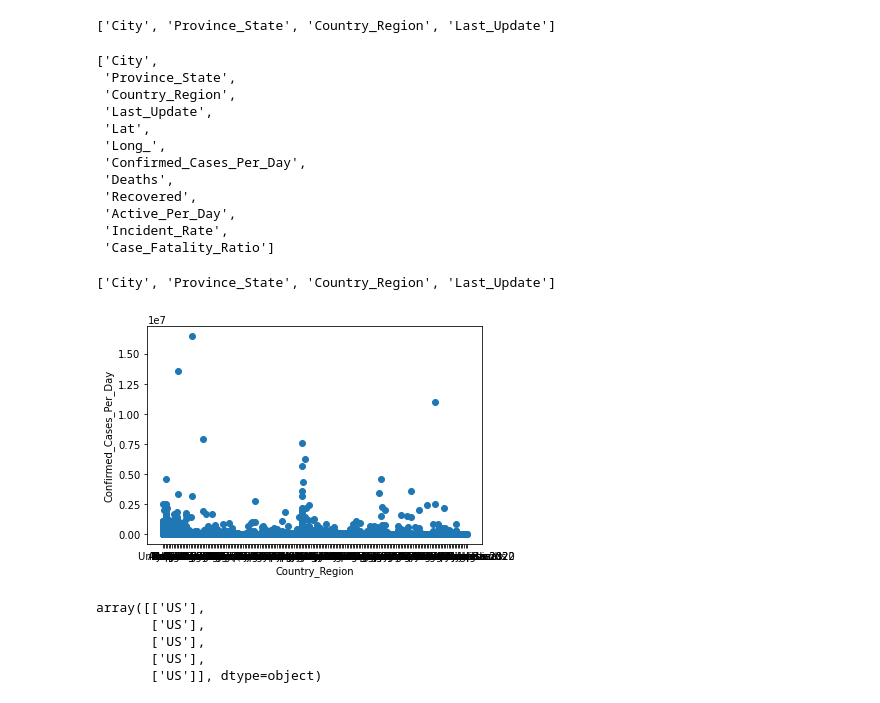
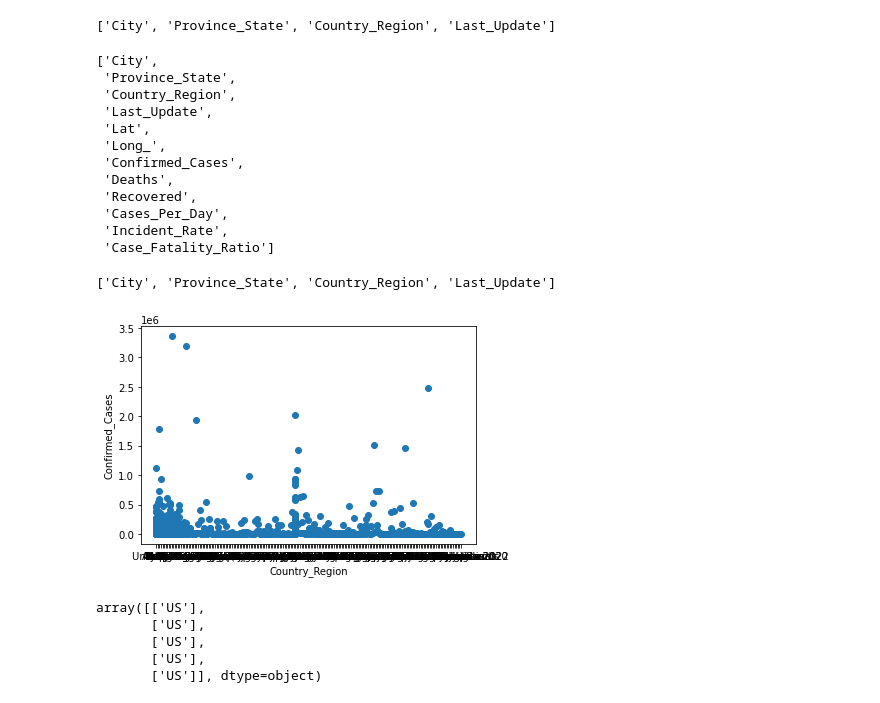
Before and after one commit to icheung487/Final_Project, a Jupyter notebook: FP_Machine_Learning.ipynb, the cells around one changed output. Drawn from its saved outputs; the diff is of its cells as text; code cells hidden in the pictures.

```diff
--- a/FP_Machine_Learning.ipynb
+++ b/FP_Machine_Learning.ipynb
@@ -14,6 +14,6 @@ from sklearn.linear_model import LinearRegression
 # %% [markdown]
 ### linear regression model to predict Covid cases
 # %%
-df = pd.read_csv(Path('test_sample_data2.csv'))
+df = pd.read_csv(Path('test_sample_data3.csv'))
 df
 # %% [output]
@@ -66,10 +66,10 @@ display(list(df.columns.values))
  'Last_Update',
  'Lat',
  'Long_',
- 'Confirmed_Cases_Per_Day',
+ 'Confirmed_Cases',
  'Deaths',
  'Recovered',
- 'Active_Per_Day',
+ 'Cases_Per_Day',
  'Incident_Rate',
  'Case_Fatality_Ratio']
 # %%
@@ -94,10 +94,10 @@ y = ['Confirmed_Cases_Per_Day']
 # %%
 # visually inspect the relationship
-plt.scatter(df.Country_Region, df.Confirmed_Cases_Per_Day)
+plt.scatter(df.Country_Region, df.Confirmed_Cases)
 plt.xlabel('Country_Region')
-plt.ylabel('Confirmed_Cases_Per_Day')
+plt.ylabel('Confirmed_Cases')
 plt.show()
 # %% [output]
-[figure, old version]
+[figure, new version]
 # %%
 X = df['Country_Region']
```
Also changed, not shown: parts of 11 cells of this notebook, 7 other files.
